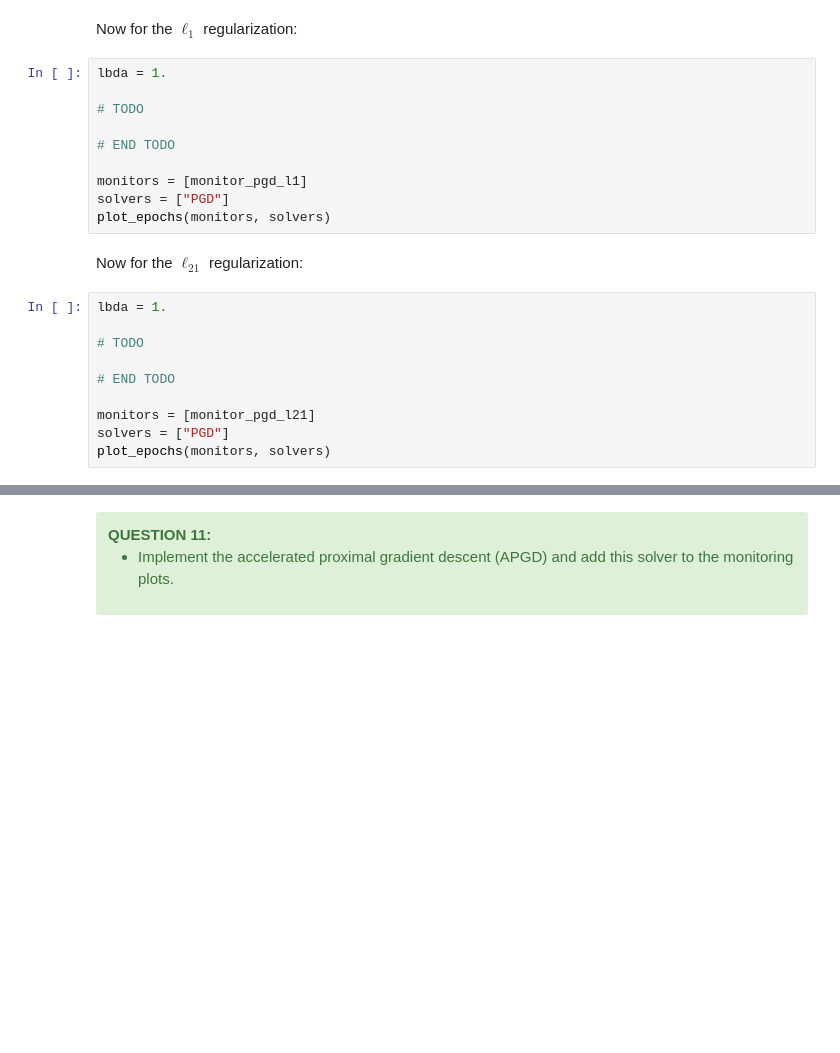
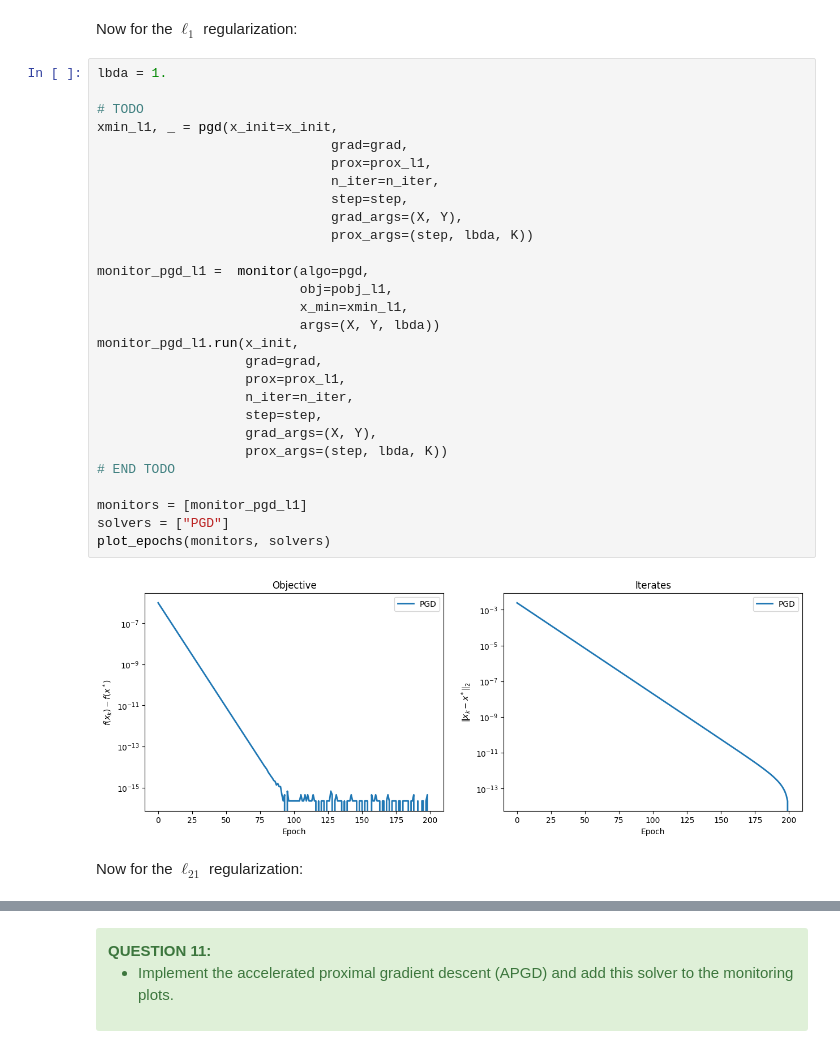
Before and after one commit to MariusAAROS/IPP-Optimisation-for-data-science, a Jupyter notebook: Projet/project_ortega_marius_and_adnan_wiam.ipynb, the cells around one changed output, grey strips where cells are left out. Cells and saved outputs as stored; diff of their text form; blank space fills up the shorter version.

```diff
--- a/Projet/project_ortega_marius_and_adnan_wiam.ipynb
+++ b/Projet/project_ortega_marius_and_adnan_wiam.ipynb
@@ -910,24 +893,34 @@ plot_epochs(monitors, solvers)
 # %% [markdown]
 Now for the $\ell_1$ regularization:
-# %%
-lbda = 1.
-
-# TODO
-
-# END TODO
-
-monitors = [monitor_pgd_l1]
-solvers = ["PGD"]
-plot_epochs(monitors, solvers)
+# %%
+lbda = 1.
+
+# TODO
+xmin_l1, _ = pgd(x_init=x_init,
+                              grad=grad,
+                              prox=prox_l1,
+                              n_iter=n_iter,
+                              step=step,
+                              grad_args=(X, Y),
+                              prox_args=(step, lbda, K))
+
+monitor_pgd_l1 =  monitor(algo=pgd,
+                          obj=pobj_l1,
+                          x_min=xmin_l1,
+                          args=(X, Y, lbda))
+monitor_pgd_l1.run(x_init,
+                   grad=grad,
+                   prox=prox_l1,
+                   n_iter=n_iter,
+                   step=step,
+                   grad_args=(X, Y),
+                   prox_args=(step, lbda, K))
+# END TODO
+
+monitors = [monitor_pgd_l1]
+solvers = ["PGD"]
+plot_epochs(monitors, solvers)
+# %% [output]
+[figure, added]
 # %% [markdown]
 Now for the $\ell_{21}$ regularization:
-# %%
-lbda = 1.
-
-# TODO
-
-# END TODO
-
-monitors = [monitor_pgd_l21]
-solvers = ["PGD"]
-plot_epochs(monitors, solvers)
```
Also changed, not shown: parts of 5 cells of this notebook.
